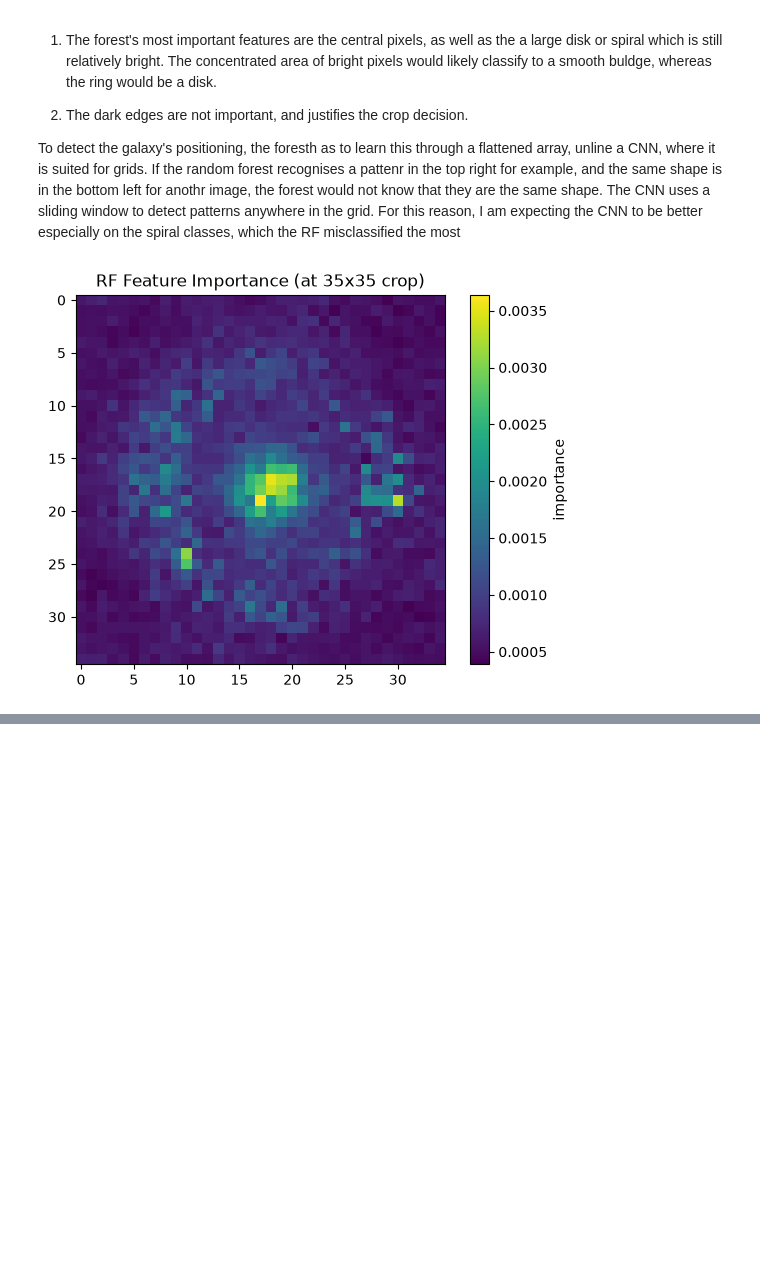
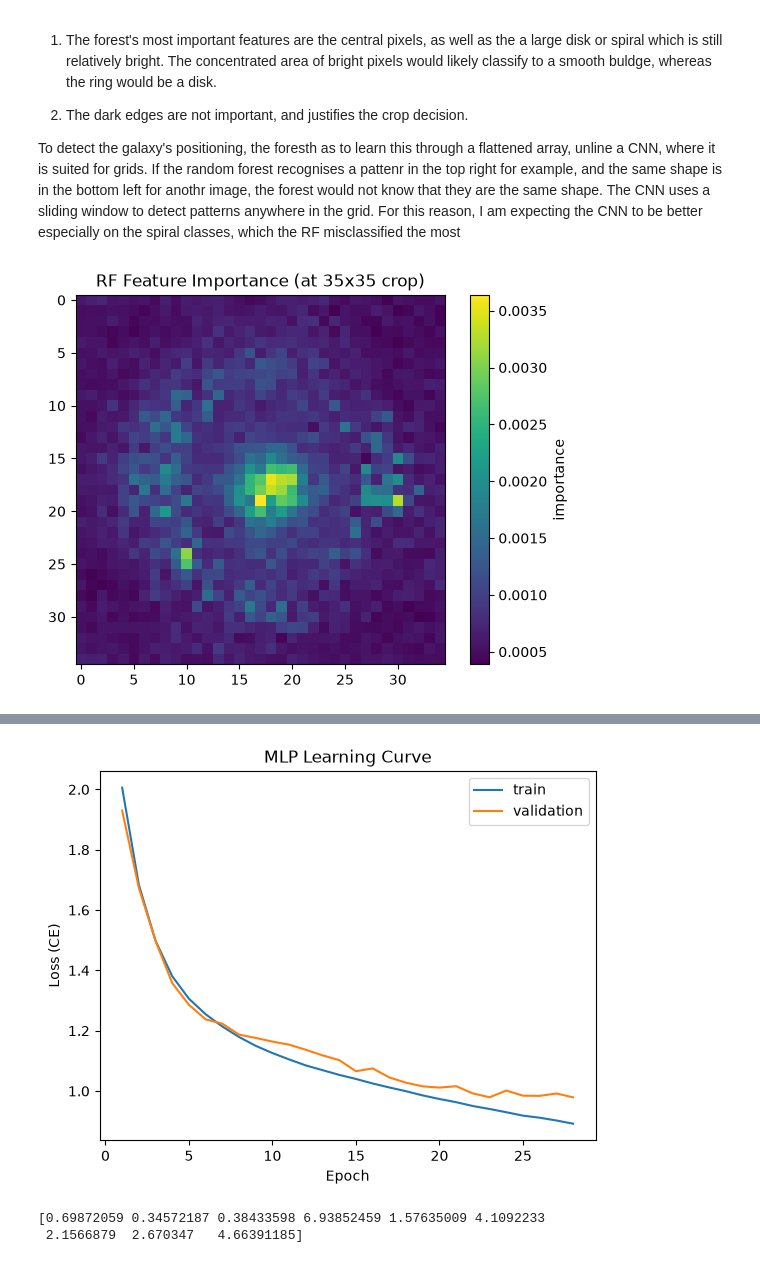
Before and after one commit to AyoubGutin/galaxy_classification, a Jupyter notebook: main.ipynb, the cells around one changed output, grey strips where cells are left out. Drawn from its saved outputs; the diff is of its cells as text; code cells hidden in the pictures; blank space fills up the shorter version.

```diff
--- a/main.ipynb
+++ b/main.ipynb
@@ -482,0 +520,26 @@ plt.show()
+# %%
+sgd_optimiser = keras.optimizers.SGD(learning_rate=0.001, momentum=0.9)
+early_stop = keras.callbacks.EarlyStopping(
+    monitor='val_loss', patience=5, min_delta = 0.005, restore_best_weights=True
+)
+w = sk.utils.class_weight.compute_class_weight('balanced', classes=np.unique(y[idx_train]), y=y[idx_train])
+
+model.compile(
+    optimizer = sgd_optimiser,
+    loss = keras.losses.SparseCategoricalCrossentropy(),
+    metrics=[
+        'accuracy'
+    ],
+
+
+)
+
+history = model.fit(
+    X_crop[idx_train],
+    y[idx_train],
+    batch_size=32,
+    epochs = 35,
+    validation_data=(X_crop[idx_eval], y[idx_eval]),
+    callbacks=[early_stop],
+    class_weight = dict(enumerate(w))
+)
@@ -482,0 +586,16 @@ plt.show()
+# %%
+h = history.history
+epochs = range(1, len(h['loss']) +1)
+
+plt.plot(epochs, h['loss'], label='train')
+plt.plot(epochs, h['val_loss'], label='validation')
+plt.xlabel('Epoch'); plt.ylabel('Loss (CE)')
+plt.title('MLP Learning Curve')
+plt.legend(); plt.show()
+# %% [output]
+[figure, added]
+# %%
+print(w)
+# %% [output]
+[0.69872059 0.34572187 0.38433598 6.93852459 1.57635009 4.1092233
+ 2.1566879  2.670347   4.66391185]
```
Also changed, not shown: parts of 7 cells of this notebook.
